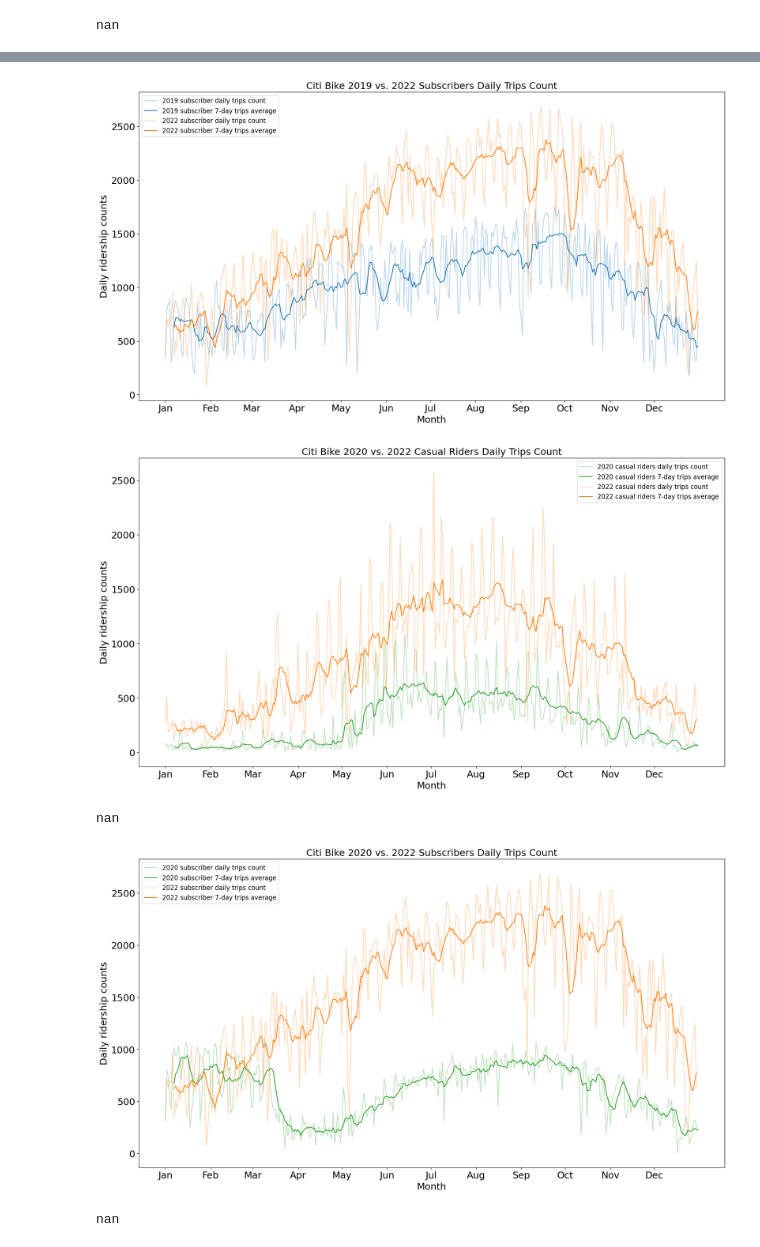
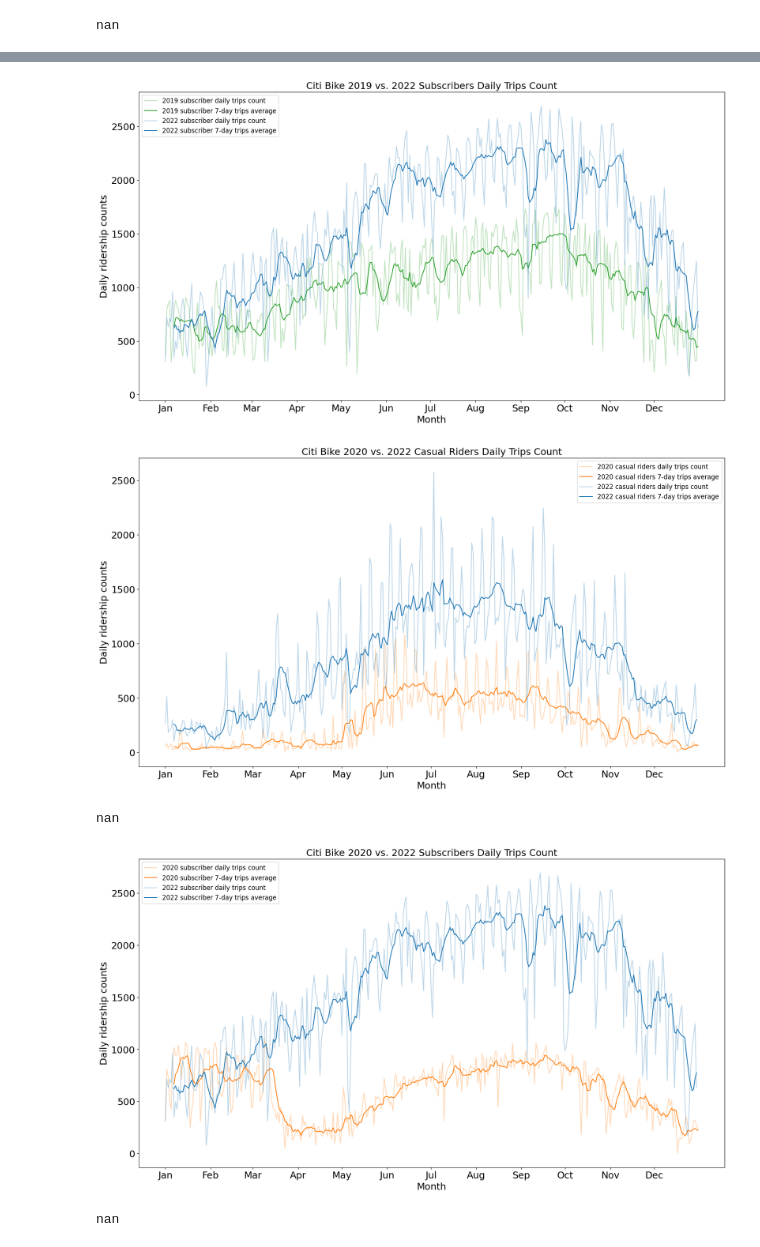
Before and after one commit to M2JT/big-data-final-project, a Jupyter notebook: code/CitiBikeAnalysis.ipynb, the cells around one changed output, grey strips where cells are left out. Cells and saved outputs as stored; diff of their text form; code cells hidden in the pictures.

```diff
--- a/code/CitiBikeAnalysis.ipynb
+++ b/code/CitiBikeAnalysis.ipynb
@@ -578,19 +579,26 @@ Table Unit: seconds
 | 1 | 2020 | 514712677 | 330086860 | 184625817 | 1406318.79 | ... |
 | 2 | 2022 | 942084888 | 521162900 | 420921988 | 2581054.49 | ... |
 # %%
-import datetime
+# generates a list of dates for 2019
 dateList2019 = [str(datetime.date(2019, 1, 1) + datetime.timedelta(days=i)) for i in range(365)]
-blue = u'#1f77b4'
-orange = u'#ff7f0e'
+
+# color for 2019
+green_2019 = u'#2ca02c'
+
+# color for 2020
+orange_2020 = u'#ff7f0e'
+
+# color for 2022
+blue_2022 = u'#1f77b4'
 
 # set the size of the plot
 plt.figure(figsize=(20, 12))
 
 # plot data
-plt.plot(dateList2019, daily_trips_count_2019_list, label='2019 daily trips count', alpha=0.3, color = blue)
-plt.plot(dateList2019, movingAvg2019, label='2019 7-day moving average', color = blue)
-plt.plot(dateList2019, daily_trips_count_2022_list, label='2022 daily trips count', alpha=0.3, color = orange)
-plt.plot(dateList2019, movingAvg2022, label='2022 7-day moving average', color = orange)
+plt.plot(dateList2019, daily_trips_count_2019_list, label='2019 daily trips count', alpha=0.3, color = green_2019)
+plt.plot(dateList2019, movingAvg2019, label='2019 7-day moving average', color = green_2019)
+plt.plot(dateList2019, daily_trips_count_2022_list, label='2022 daily trips count', alpha=0.3, color = blue_2022)
+plt.plot(dateList2019, movingAvg2022, label='2022 7-day moving average', color = blue_2022)
 plt.legend(fontsize=12)
 
 # set plot title and axis labels
@@ -734,13 +743,13 @@ plt.figure(figsize=(20, 12))
 
 # plot data
 plt.plot(dateList2019, daily_trips_subscriber_2019_list,
-         label='2019 subscriber daily trips count', alpha=0.3, color = blue)
+         label='2019 subscriber daily trips count', alpha=0.3, color = green_2019)
 plt.plot(dateList2019, subscriberAvg2019,
-         label='2019 subscriber 7-day trips average', color = blue)
+         label='2019 subscriber 7-day trips average', color = green_2019)
 plt.plot(dateList2019, daily_trips_subscriber_2022_list,
-         label='2022 subscriber daily trips count', alpha=0.3, color = orange)
+         label='2022 subscriber daily trips count', alpha=0.3, color = blue_2022)
 plt.plot(dateList2019, subscriberAvg2022,
-         label='2022 subscriber 7-day trips average', color = orange)
+         label='2022 subscriber 7-day trips average', color = blue_2022)
 plt.legend(fontsize=12)
 
 # set plot title and axis labels
@@ -748,7 +757,7 @@ plt.title('Citi Bike 2019 vs. 2022 Subscribers Daily Trips Count', fontsize=18)
 plt.xlabel('Month', fontsize=18)
 plt.ylabel('Daily ridership counts', fontsize=18)
 
-# # set x-tick labels to show abbreviated month names
+# set x-tick labels to show abbreviated month names
 dateRange = pd.date_range(start=dateList2019[0], end=dateList2019[len(dateList2019) - 1])
 monthStarts = [date for date in dateRange if date.day == 1]
 daysSinceStartOfYear = [(date - pd.Timestamp(date.year, 1, 1)).days for date in monthStarts]
@@ -764,7 +773,7 @@ plt.yticks(fontsize=18)
 # show plot
 plt.show()
 # %% [output]
-[figure, old version]
+[figure, new version]
 # %%
 # set the size of the plot
 plt.figure(figsize=(20, 12))
@@ -776,13 +785,13 @@ casualAvg2022.append(np.nan)
 
 # plot data
 plt.plot(dateList2020, daily_trips_casual_2020_list,
-         label='2020 casual riders daily trips count', alpha=0.3, color = green)
+         label='2020 casual riders daily trips count', alpha=0.3, color = orange_2020)
 plt.plot(dateList2020, casualAvg2020,
-         label='2020 casual riders 7-day trips average', color = green)
+         label='2020 casual riders 7-day trips average', color = orange_2020)
 plt.plot(dateList2020, daily_trips_casual_2022_list,
-         label='2022 casual riders daily trips count', alpha=0.3, color = orange)
+         label='2022 casual riders daily trips count', alpha=0.3, color = blue_2022)
 plt.plot(dateList2020, casualAvg2022,
-         label='2022 casual riders 7-day trips average', color = orange)
+         label='2022 casual riders 7-day trips average', color = blue_2022)
 plt.legend(fontsize=12)
 
 # set plot title and axis labels
@@ -790,7 +799,7 @@ plt.title('Citi Bike 2020 vs. 2022 Casual Riders Daily Trips Count', fontsize=18
 plt.xlabel('Month', fontsize=18)
 plt.ylabel('Daily ridership counts', fontsize=18)
 
-# # set x-tick labels to show abbreviated month names
+# set x-tick labels to show abbreviated month names
 dateRange = pd.date_range(start=dateList2020[0], end=dateList2020[len(dateList2020) - 1])
 monthStarts = [date for date in dateRange if date.day == 1]
 daysSinceStartOfYear = [(date - pd.Timestamp(date.year, 1, 1)).days for date in monthStarts]
@@ -806,7 +815,7 @@ plt.yticks(fontsize=18)
 # show plot
 plt.show()
 # %% [output]
-[figure, old version]
+[figure, new version]
 # %%
 # poped the NaN that we've added to daily_trips_casual_2022_list and casualAvg2022
 daily_trips_casual_2022_list.pop()
@@ -822,39 +831,39 @@ plt.figure(figsize=(20, 12))
 daily_trips_subscriber_2022_list.append(np.nan)
 subscriberAvg2022.append(np.nan)
 
 # plot data
 plt.plot(dateList2020, daily_trips_subscriber_2020_list,
-         label='2020 subscriber daily trips count', alpha=0.3, color = green)
+         label='2020 subscriber daily trips count', alpha=0.3, color = orange_2020)
 plt.plot(dateList2020, subscriberAvg2020,
-         label='2020 subscriber 7-day trips average', color = green)
+         label='2020 subscriber 7-day trips average', color = orange_2020)
 plt.plot(dateList2020, daily_trips_subscriber_2022_list,
-         label='2022 subscriber daily trips count', alpha=0.3, color = orange)
+         label='2022 subscriber daily trips count', alpha=0.3, color = blue_2022)
 plt.plot(dateList2020, subscriberAvg2022,
-         label='2022 subscriber 7-day trips average', color = orange)
+         label='2022 subscriber 7-day trips average', color = blue_2022)
 plt.legend(fontsize=12)
 
 # set plot title and axis labels
 plt.title('Citi Bike 2020 vs. 2022 Subscribers Daily Trips Count', fontsize=18)
 plt.xlabel('Month', fontsize=18)
 plt.ylabel('Daily ridership counts', fontsize=18)
 
-# # set x-tick labels to show abbreviated month names
+# set x-tick labels to show abbreviated month names
 dateRange = pd.date_range(start=dateList2020[0], end=dateList2020[len(dateList2020) - 1])
 monthStarts = [date for date in dateRange if date.day == 1]
 daysSinceStartOfYear = [(date - pd.Timestamp(date.year, 1, 1)).days for date in monthStarts]
 monthNames = [date.strftime('%b') for date in monthStarts]
 plt.xticks(daysSinceStartOfYear, monthNames, fontsize=18)
 
 # adjust plot margins
 plt.subplots_adjust(bottom=0.20)
 
 # set yticks fontsize
 plt.yticks(fontsize=18)
 
 # show plot
 plt.show()
 # %% [output]
-[figure, old version]
+[figure, new version]
 # %%
 # poped the NaN that we've added to daily_trips_subscriber_2022_list and subscriberAvg2022
 daily_trips_subscriber_2022_list.pop()
```
Also changed, not shown: parts of 7 cells of this notebook.
